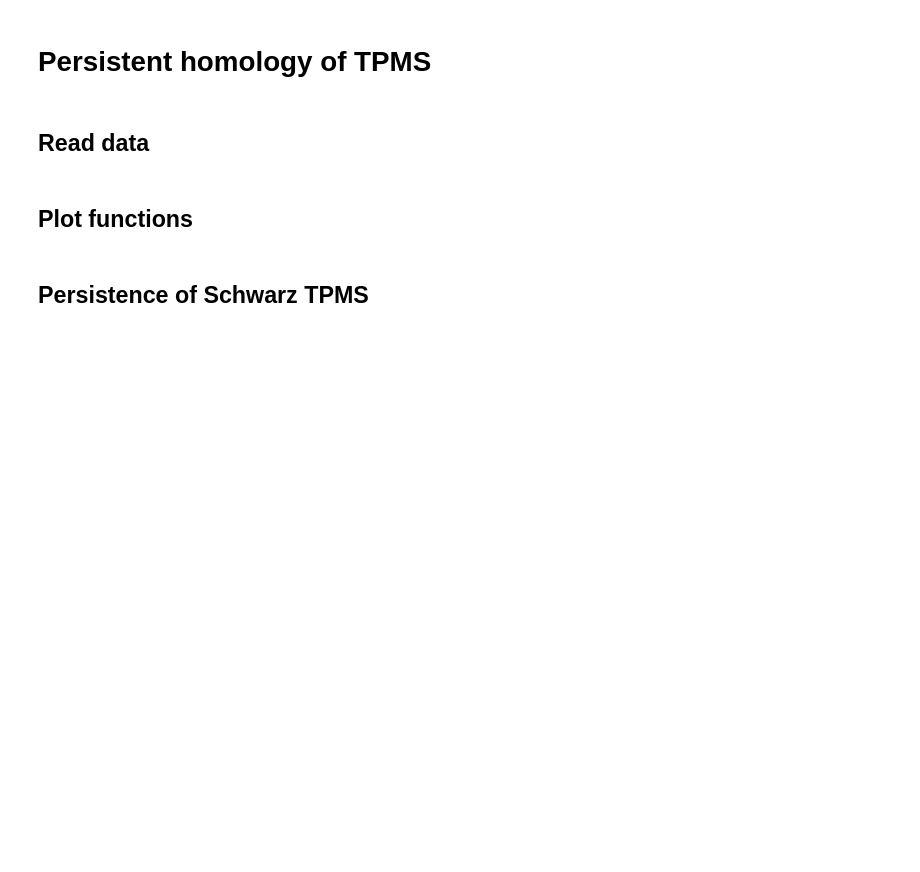
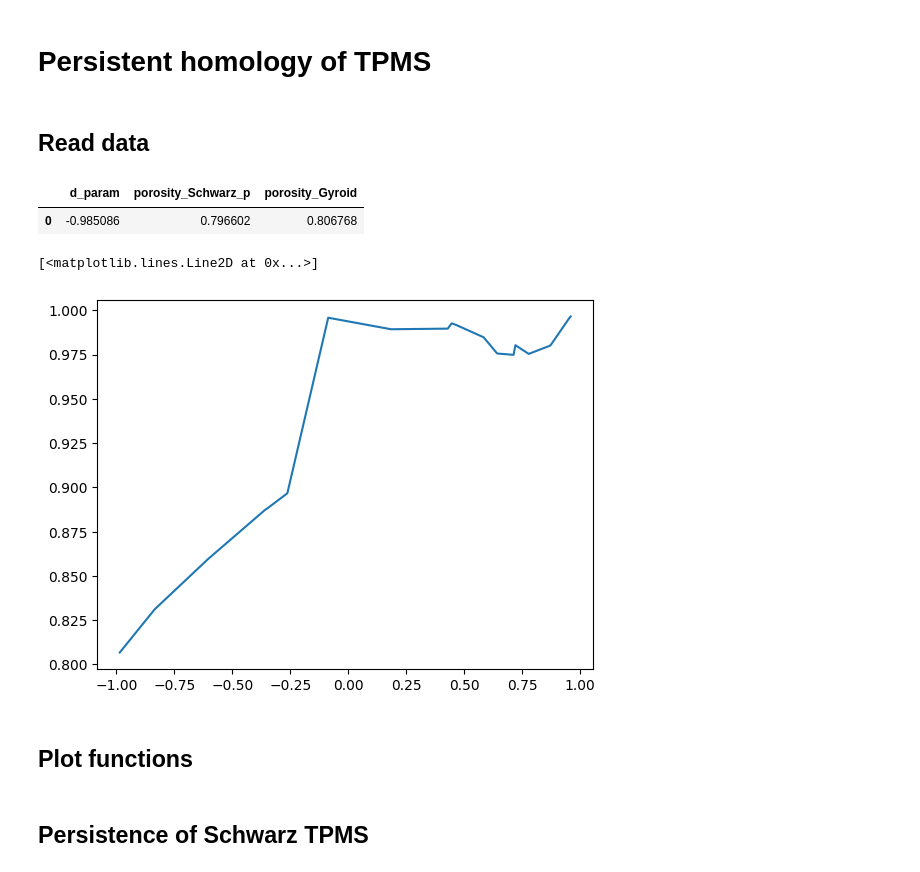
Before and after one commit to Snopoff/Persistent-Homology-of-Triple-Periodic-Minimal-Surfaces, a Jupyter notebook: Persistence.ipynb, the cells around one changed output. Saved outputs shown, nothing was run; the diff lists cells and outputs as text; code cells hidden in the pictures; blank space fills up the shorter version.

```diff
--- a/Persistence.ipynb
+++ b/Persistence.ipynb
@@ -95,0 +18,18 @@ d_param_dict = {
+# %%
+Gyroid_path = os.getcwd() + '/data/Gyroid/'
+Schwarz_path = os.getcwd() + '/data/Schwarz_p/'
+
+def get_number_of_point_cloud(filename):
+    return int(re.findall(r'\d+', filename)[0])
+
+pointcloud_dict_Gyroid = {get_number_of_point_cloud(filename):
+                          np.genfromtxt(Gyroid_path+filename, delimiter=',') for filename in os.listdir(Gyroid_path)}
+pointcloud_dict_Schwarz = {get_number_of_point_cloud(filename):
+                           np.genfromtxt(Schwarz_path+filename, delimiter=',') for filename in os.listdir(Schwarz_path)}
+
+porosity_df = pd.read_csv('linear_dependency.csv')
+# %%
+porosity_df.head(1)
+# %% [output]
+|  | d_param | porosity_Schwarz_p | porosity_Gyroid |
+| 0 | -0.985086 | 0.796602 | 0.806768 |
@@ -96,3 +39,8 @@ d_param_dict = {
+# %%
+plt.plot(porosity_df['d_param'], porosity_df['porosity_Gyroid'])
+# %% [output]
+[<matplotlib.lines.Line2D at 0x...>]
+[figure, added]
 # %% [markdown]
 ## Plot functions
 # %%
```
Also changed, not shown: parts of 19 cells of this notebook, 6 other files.
